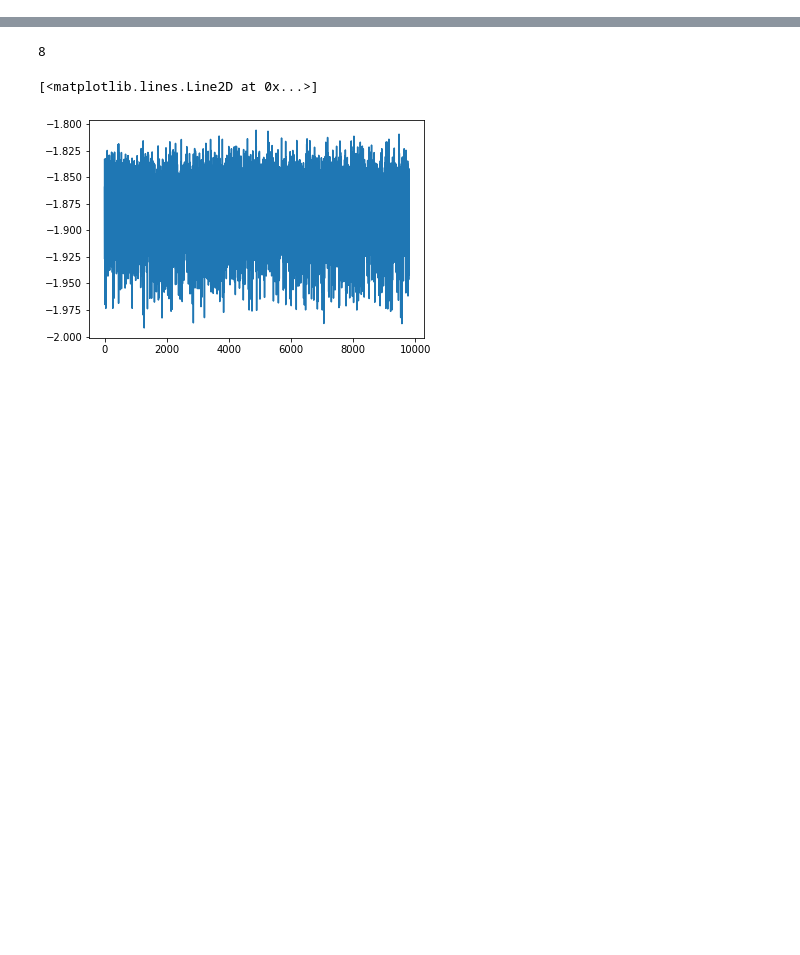
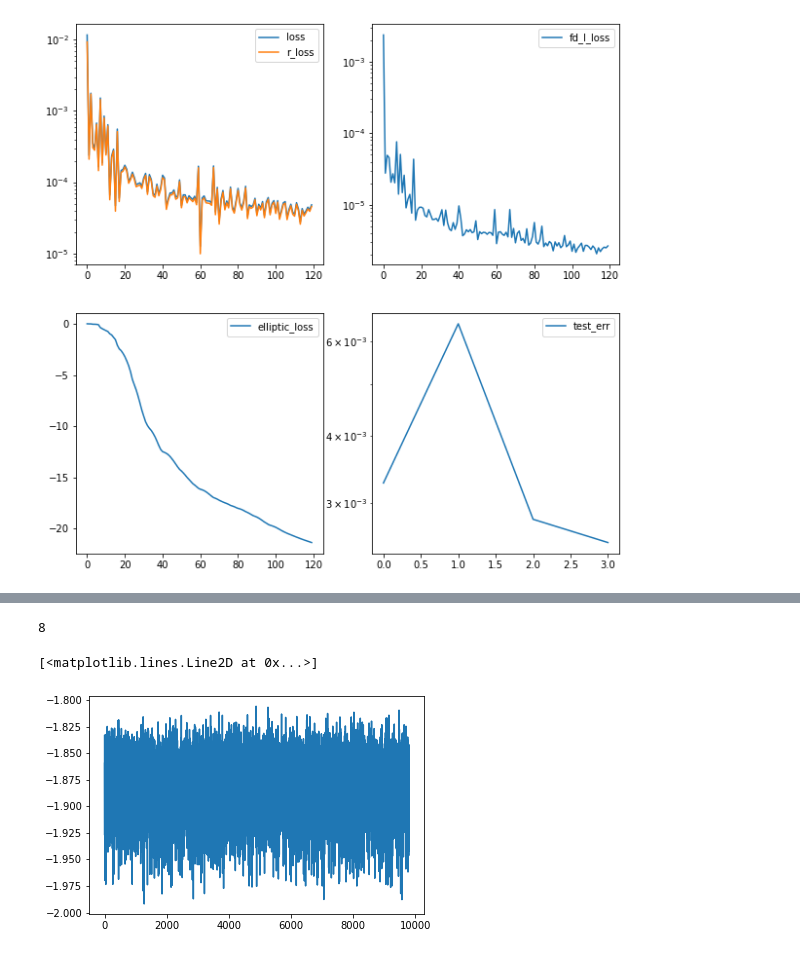
Before and after one commit to jh6220/SINNs-for-boundary-observtion-problems, a Jupyter notebook: NeuraLinearModelNonUniformGrid.ipynb, the cells around one changed output, grey strips where cells are left out. Cells and saved outputs as stored; diff of their text form; code cells hidden in the pictures; blank space fills up the shorter version.

```diff
--- a/NeuraLinearModelNonUniformGrid.ipynb
+++ b/NeuraLinearModelNonUniformGrid.ipynb
@@ -1350,0 +1037,25 @@ plt.show()
+# %%
+plt.figure(figsize=(10,10))
+
+plt.subplot(2,2,1)
+plt.plot(history['loss'])
+plt.plot(history['r_loss'])
+plt.legend(['loss','r_loss'])
+plt.gca().set_yscale('log')
+
+plt.subplot(2,2,2)
+plt.plot(history['fd_l_loss'])
+plt.legend(['fd_l_loss'])
+plt.gca().set_yscale('log')
+
+plt.subplot(2,2,3)
+plt.plot(history['elliptic_loss'])
+plt.legend(['elliptic_loss'])
+
+plt.subplot(2,2,4)
+plt.plot(history['test_err'])
+plt.legend(['test_err'])
+plt.gca().set_yscale('log')
+plt.show()
+# %% [output]
+[figure, added]
```
Also changed, not shown: parts of 9 cells of this notebook.
